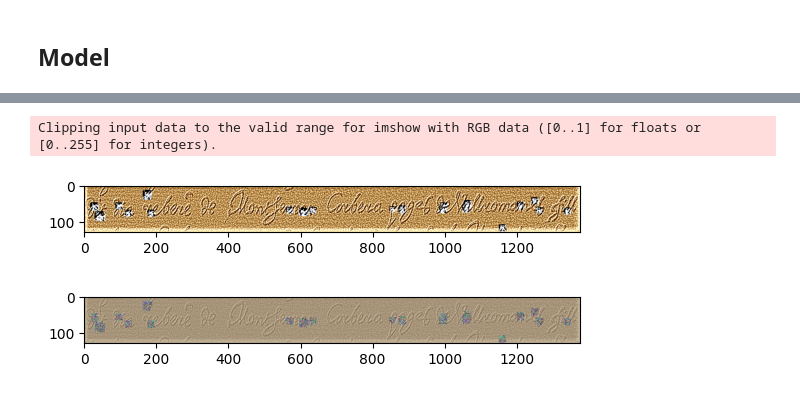
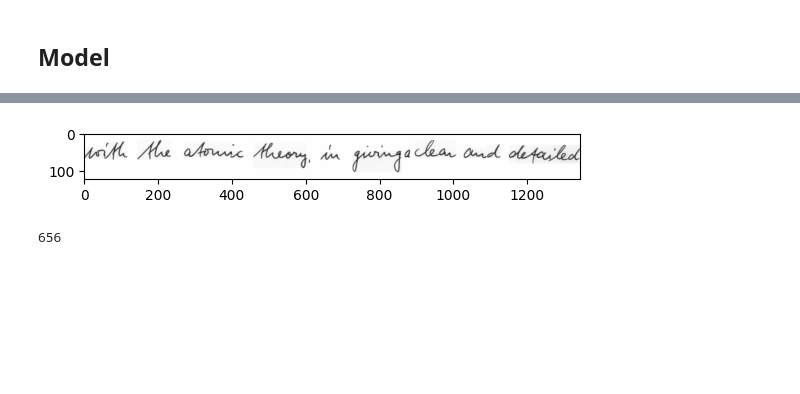
Before and after one commit to Bycarkos/Where-s-Waldo, a Jupyter notebook: src/explainingAE.ipynb, the cells around one changed output, grey strips where cells are left out. Saved outputs shown, nothing was run; the diff lists cells and outputs as text; code cells hidden in the pictures; blank space fills up the shorter version.

Commit message:
explaining AE Done, still need to do some Grad Cam

```diff
--- a/src/explainingAE.ipynb
+++ b/src/explainingAE.ipynb
@@ -109,7 +118,8 @@ model = VE.LineAutoEncoder(cfg=CFG_MODELS.visual_encoder).to(device)
 # %%
-model_name = f"../checkpoints/{checkpoint_name}.pt"
+model_name = f"../checkpoints/AutoEncoders/{checkpoint_name}.pt"
 
 model.load_state_dict(torch.load(model_name))
 print("Model Loaded Succesfully Starting Finetunning")
+model.eval()
 # %% [output]
 Model Loaded Succesfully Starting Finetunning
@@ -134,5 +150,5 @@ visu.plot([train_dataset[2][1],train_dataset[2][-1]])
 # %%
-data = train_dataset[2][1].unsqueeze(0)
+data = validation_dataset[2][0].unsqueeze(0)
 # %%
 data.shape
 # %% [output]
@@ -140,2 +156,3 @@ torch.Size([1, 3, 128, 1376])
 # %%
-reconstructed_image = model(data.cuda())
+with torch.no_grad():
+    reconstructed_image = model(data.cuda())
@@ -185,6 +185,5 @@ tensor([[[[0.8802, 0.8791, 0.9038,  ..., 0.9747, 0.9911, 0.9109],
 # %%
-plt.imshow(reconstructed_image.detach().squeeze().cpu().permute(1, 2, 0))
+plt.imshow(reconstructed_image.squeeze().cpu().permute(1, 2, 0))
 plt.show()
 # %% [output]
-Clipping input data to the valid range for imshow with RGB data ([0..1] for floats or [0..255] for integers).
-[figure, old version]
+[figure, new version]
@@ -194,5 +189,0 @@ r = ((r*std + mean)*255).type(torch.uint8)
-# %%
-plt.imshow(r.permute(1, 2, 0))
-plt.show()
-# %% [output]
-[figure, removed]
@@ -198,0 +231,5 @@ plt.show()
+# %%
+len(infer_dataloader)
+print(len(merged_dataset))
+# %% [output]
+656
```
Also changed, not shown: parts of 44 cells of this notebook, 1 other file.
